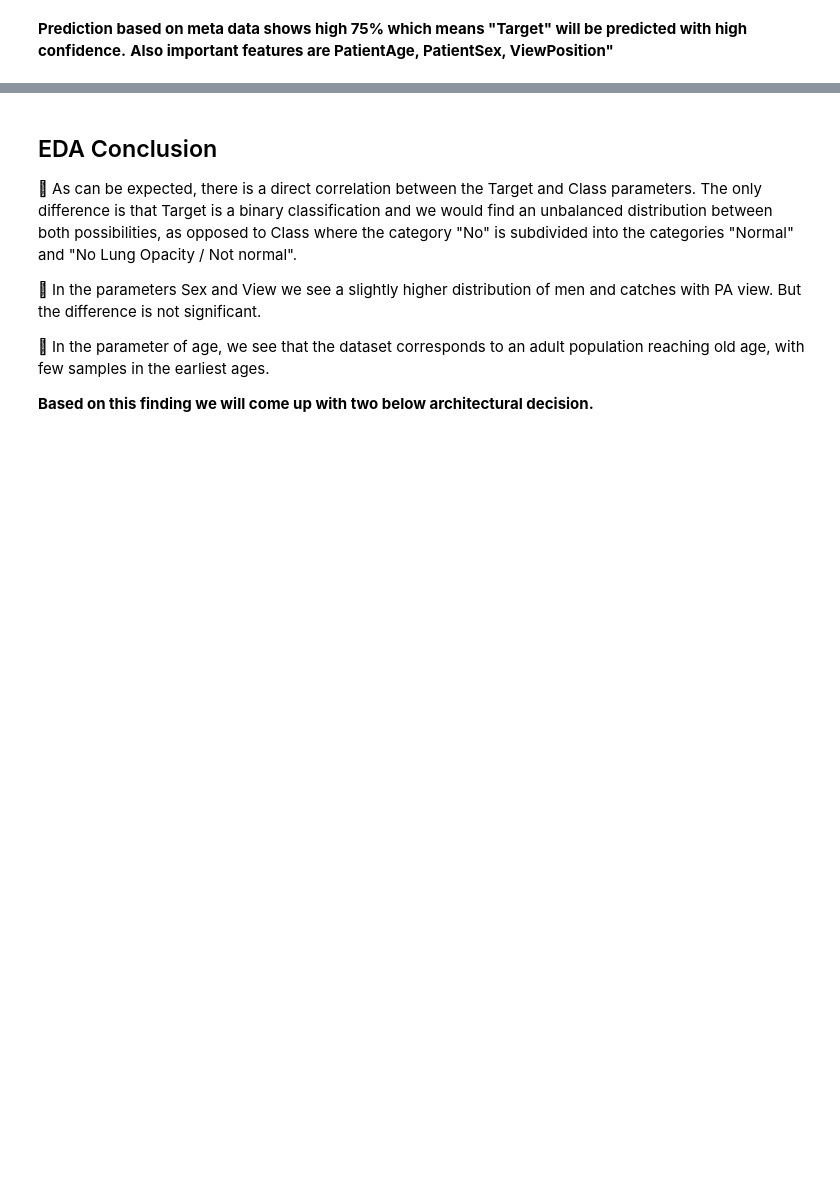
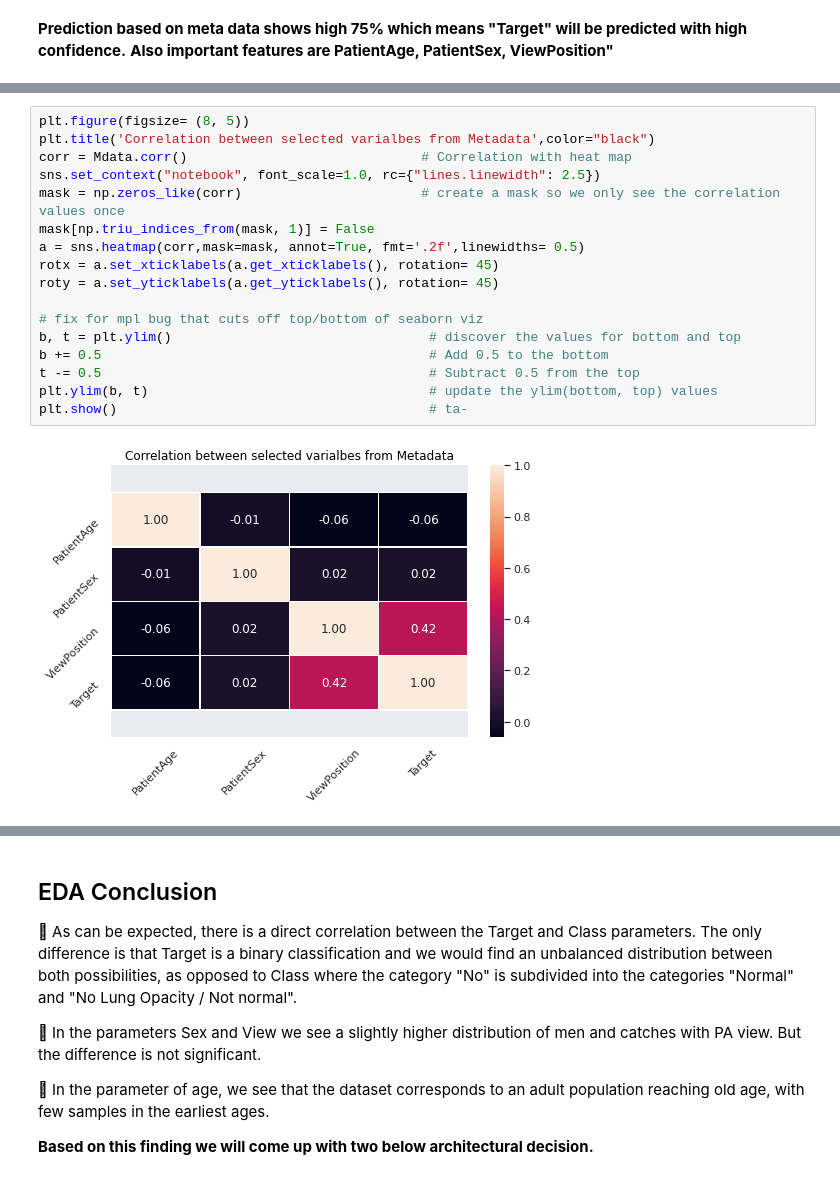
Before and after one commit to pswaruppk/GL_CAPSTONE, a Jupyter notebook: pneumonia_detection.ipynb, the cells around one changed output, grey strips where cells are left out. Cells and saved outputs as stored; diff of their text form; blank space fills up the shorter version.

```diff
--- a/pneumonia_detection.ipynb
+++ b/pneumonia_detection.ipynb
@@ -1067,0 +1090,19 @@ f_imp
+# %%
+plt.figure(figsize= (8, 5))
+plt.title('Correlation between selected varialbes from Metadata',color="black")
+corr = Mdata.corr()                              # Correlation with heat map
+sns.set_context("notebook", font_scale=1.0, rc={"lines.linewidth": 2.5})
+mask = np.zeros_like(corr)                       # create a mask so we only see the correlation values once
+mask[np.triu_indices_from(mask, 1)] = False
+a = sns.heatmap(corr,mask=mask, annot=True, fmt='.2f',linewidths= 0.5)
+rotx = a.set_xticklabels(a.get_xticklabels(), rotation= 45)
+roty = a.set_yticklabels(a.get_yticklabels(), rotation= 45)
+
+# fix for mpl bug that cuts off top/bottom of seaborn viz
+b, t = plt.ylim()                                 # discover the values for bottom and top
+b += 0.5                                          # Add 0.5 to the bottom
+t -= 0.5                                          # Subtract 0.5 from the top
+plt.ylim(b, t)                                    # update the ylim(bottom, top) values
+plt.show()                                        # ta-
+# %% [output]
+[figure, added]
```
Also changed, not shown: parts of 109 cells of this notebook.
